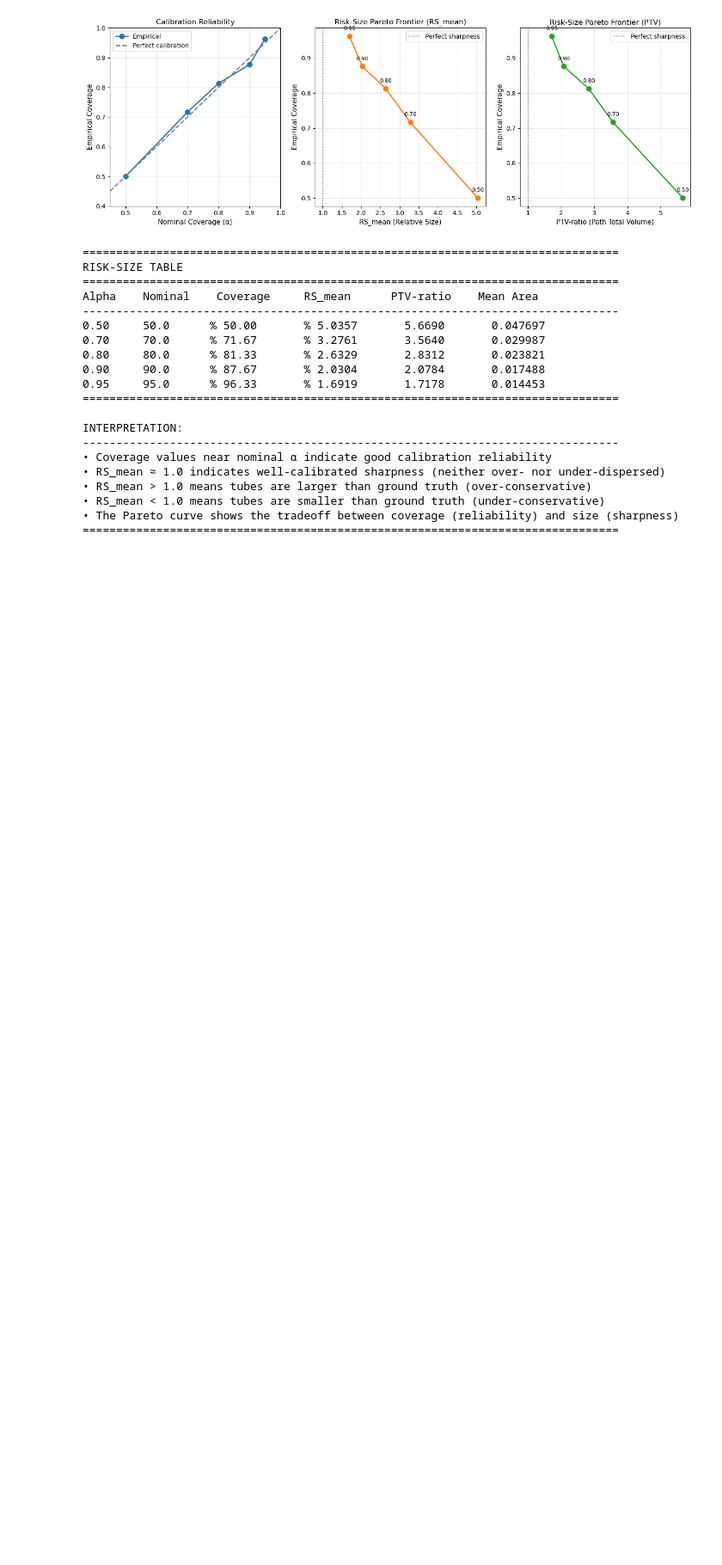
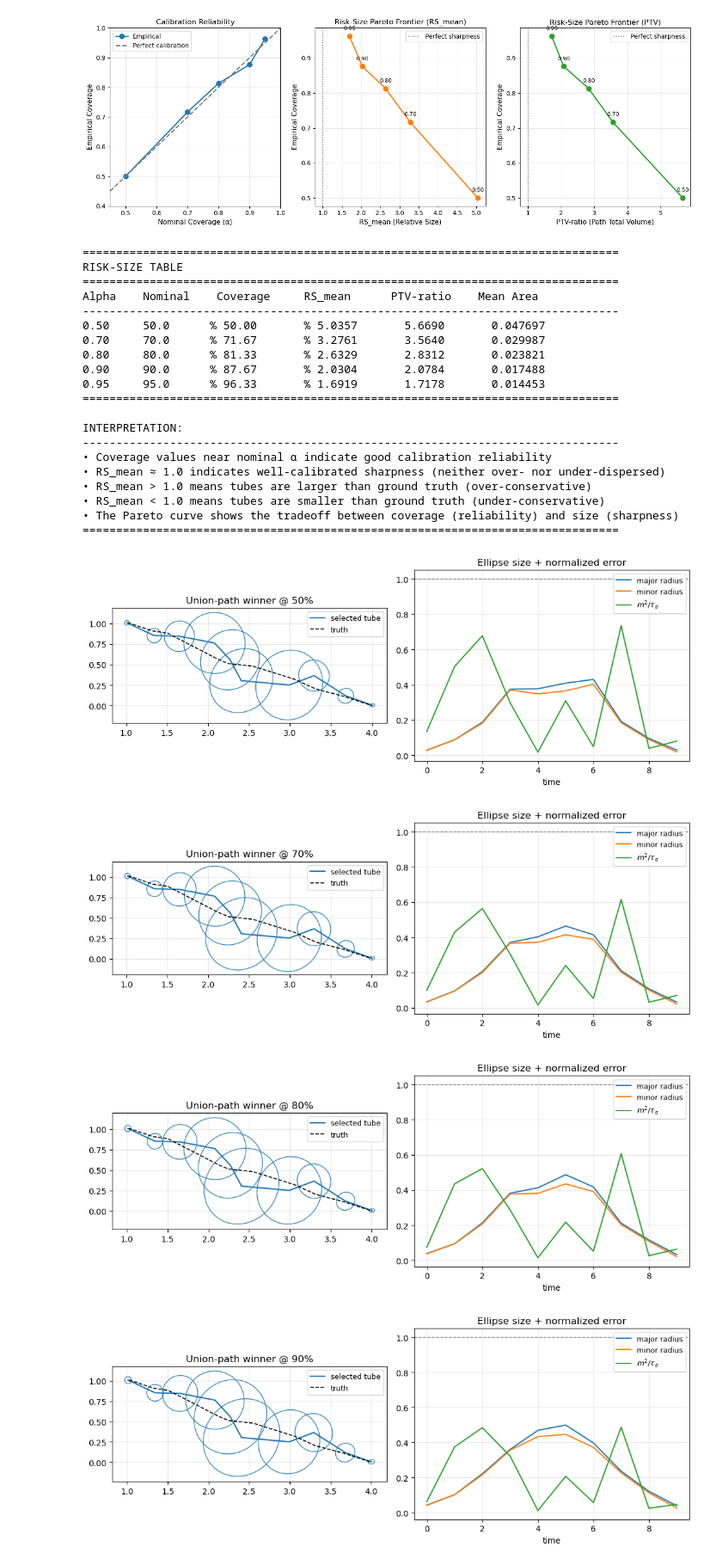
Before and after one commit to jyue487/flow-uncertainty, a Jupyter notebook: FlowUncertainty_v8_zw.ipynb, the cells around one changed output. Shown at 86% size. Saved outputs shown, nothing was run; the diff lists cells and outputs as text; code cells hidden in the pictures; blank space fills up the shorter version.

```diff
--- a/FlowUncertainty_v8_zw.ipynb
+++ b/FlowUncertainty_v8_zw.ipynb
@@ -61,7 +61,7 @@ RANK_R = 10
 LAMBDA_R_SMOOTH = 1e-3
 LAMBDA_R_L2     = 3e-4
 
-DEVICE = torch.device("cpu")
+DEVICE = torch.device("cuda:4" if torch.cuda.is_available() else "cpu")
 
 # Training steps (you can reduce for quick tests)
 DSM_STEPS = 40000 # 10000
@@ -2055,3 +2078,23 @@ INTERPRETATION:
 • RS_mean < 1.0 means tubes are smaller than ground truth (under-conservative)
 • The Pareto curve shows the tradeoff between coverage (reliability) and size (sharpness)
 ================================================================================
+# %%
+idx = np.random.randint(EVAL_SCENES)
+for i, alp in enumerate(alphas_test):
+    s_vec  = s_table[:, i]
+    gamma0 = float(gamma_vec[i])
+    plot_best_union_path_tube(
+        head,
+        Yp_eval[idx],            # (M, D)
+        Yt_eval[idx],            # (D,)
+        alpha=alp,
+        s_vec=s_vec,
+        gamma=gamma0,
+        stride=max(1, T//6),     # ~6 ellipses total
+        title=f"Union-path winner @ {int(100*alp)}%"
+    )
+# %% [output]
+[figure, added]
+[figure, added]
+[figure, added]
+[figure, added]
```
Also changed, not shown: parts of 3 cells of this notebook.
